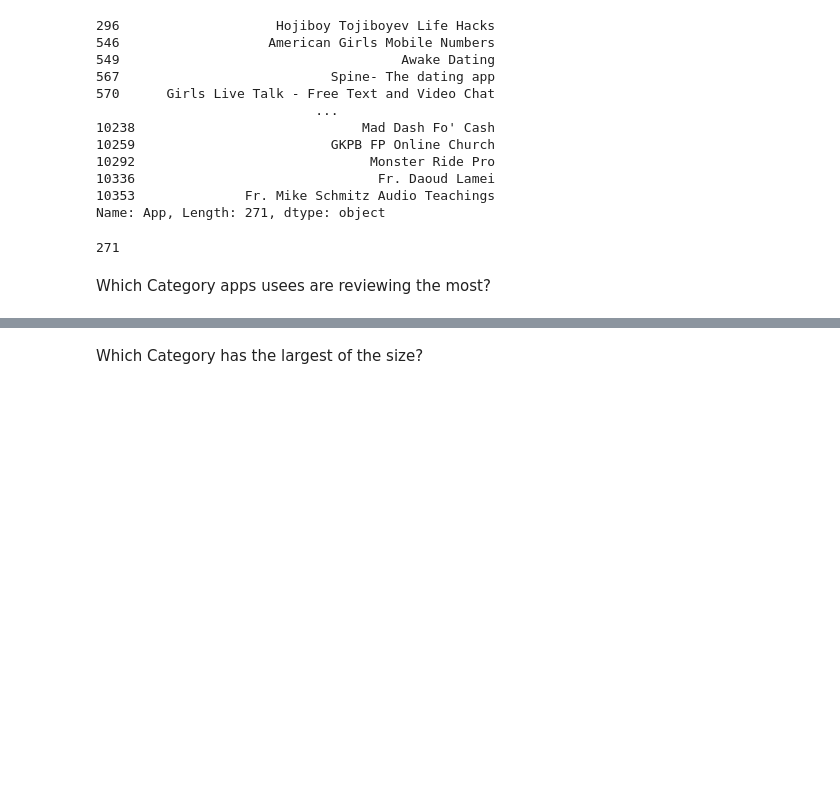
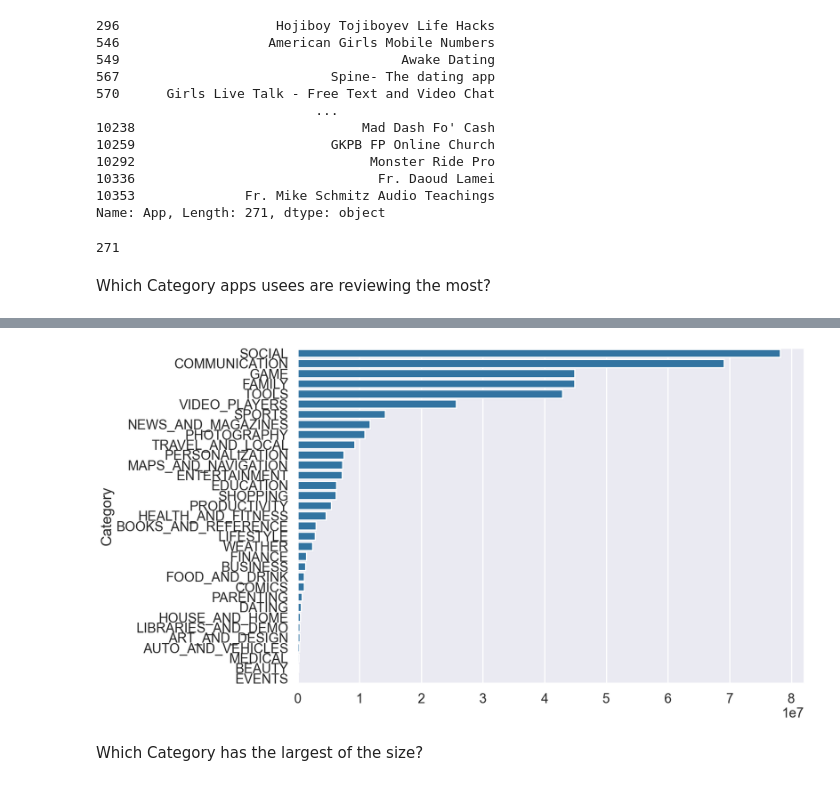
Before and after one commit to FairozAhmadSheikh/ML_bootcamp, a Jupyter notebook: Exploratory_DataAnalysis/Eda_Assignment.ipynb, the cells around one changed output, grey strips where cells are left out. Cells and saved outputs as stored; diff of their text form; code cells hidden in the pictures; blank space fills up the shorter version.

```diff
--- a/Exploratory_DataAnalysis/Eda_Assignment.ipynb
+++ b/Exploratory_DataAnalysis/Eda_Assignment.ipynb
@@ -183,2 +232,9 @@ Which Category apps usees are reviewing the most?
+# %%
+l=datacopy.groupby(['Category'])['Reviews'].max().sort_values(ascending=False)
+plt.figure(figsize=(15,10))
+sns.barplot(y=l.index,x=l.values)
+plt.show()
+# %% [output]
+[figure, added]
 # %% [markdown]
 Which Category has the largest of the size?
```
Also changed, not shown: parts of 5 cells of this notebook.
